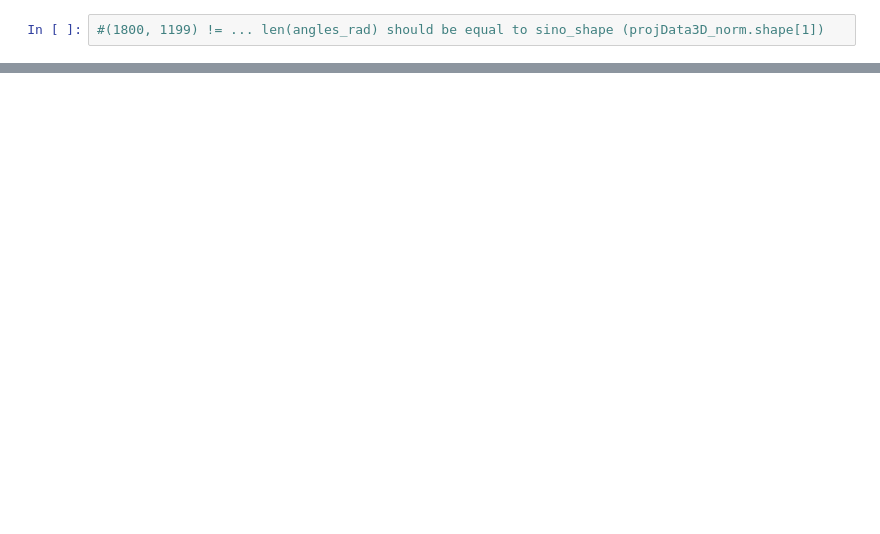
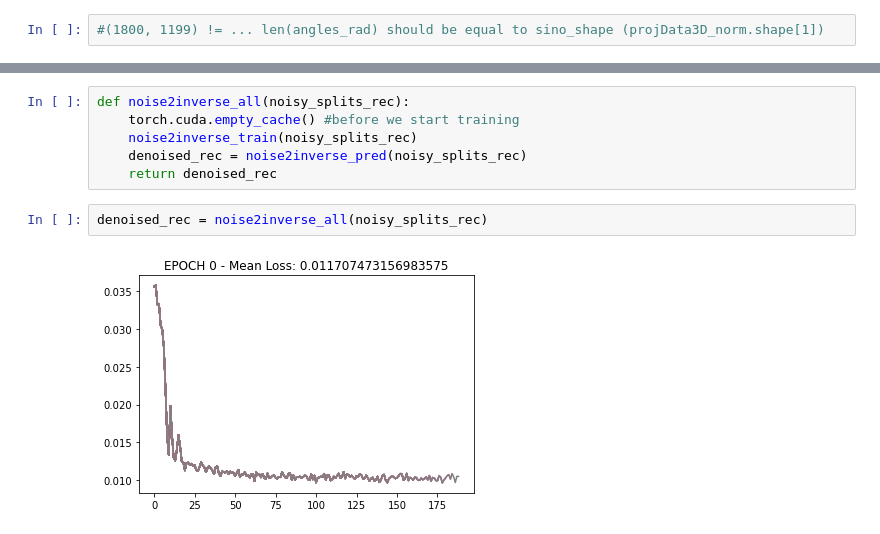
Before and after one commit to dkazanc/ToMoBAR, a Jupyter notebook: Demos/Python/DeepLearning/DemoN2I_RealData.ipynb, the cells around one changed output, grey strips where cells are left out. Cells and saved outputs as stored; diff of their text form; blank space fills up the shorter version.

```diff
--- a/Demos/Python/DeepLearning/DemoN2I_RealData.ipynb
+++ b/Demos/Python/DeepLearning/DemoN2I_RealData.ipynb
@@ -101,0 +233,10 @@ slice_num: 44
+# %%
+def noise2inverse_all(noisy_splits_rec):
+    torch.cuda.empty_cache() #before we start training
+    noise2inverse_train(noisy_splits_rec)
+    denoised_rec = noise2inverse_pred(noisy_splits_rec)
+    return denoised_rec
+# %%
+denoised_rec = noise2inverse_all(noisy_splits_rec)
+# %% [output]
+[figure, added]
```
Also changed, not shown: parts of 14 cells of this notebook.
